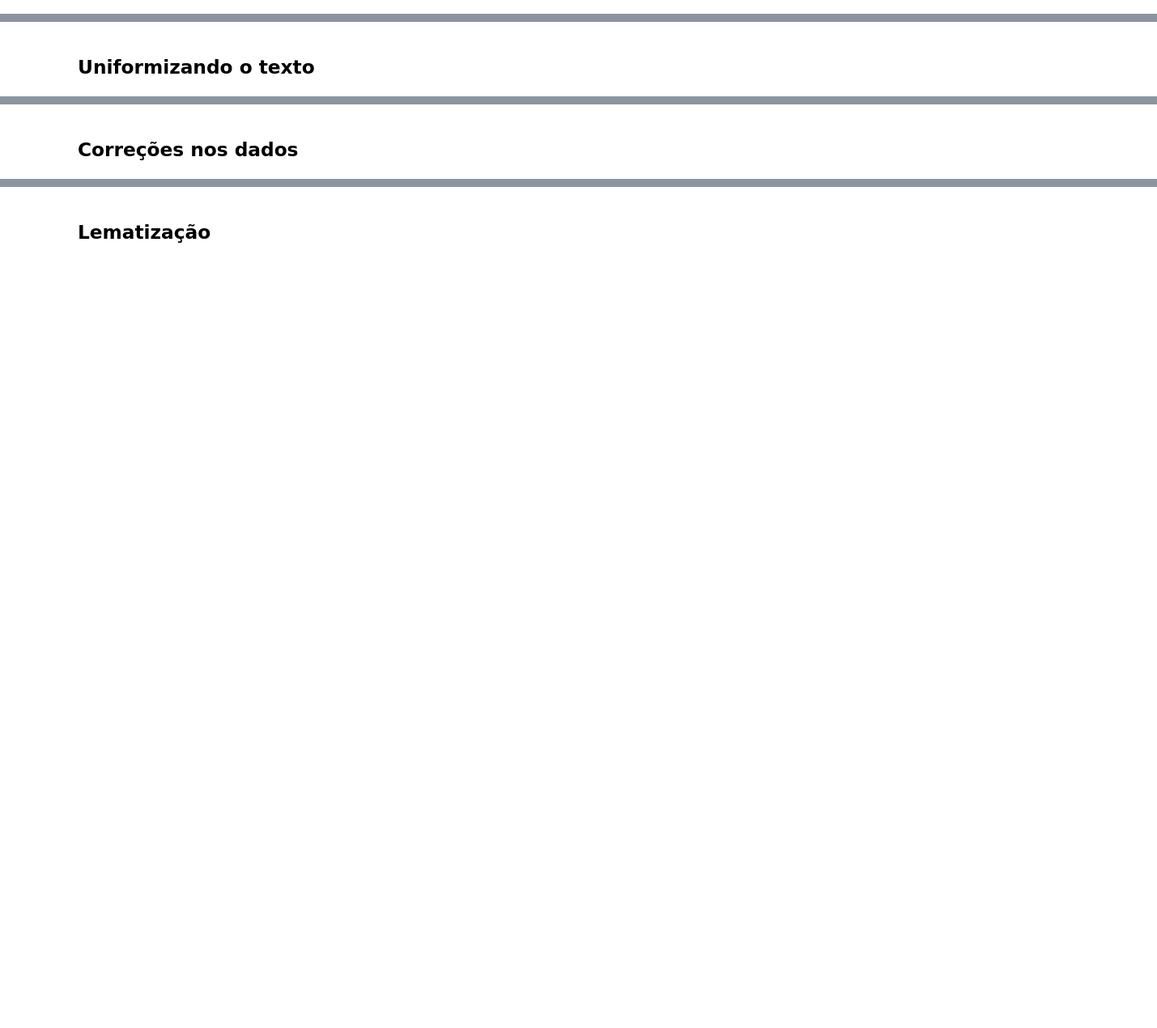
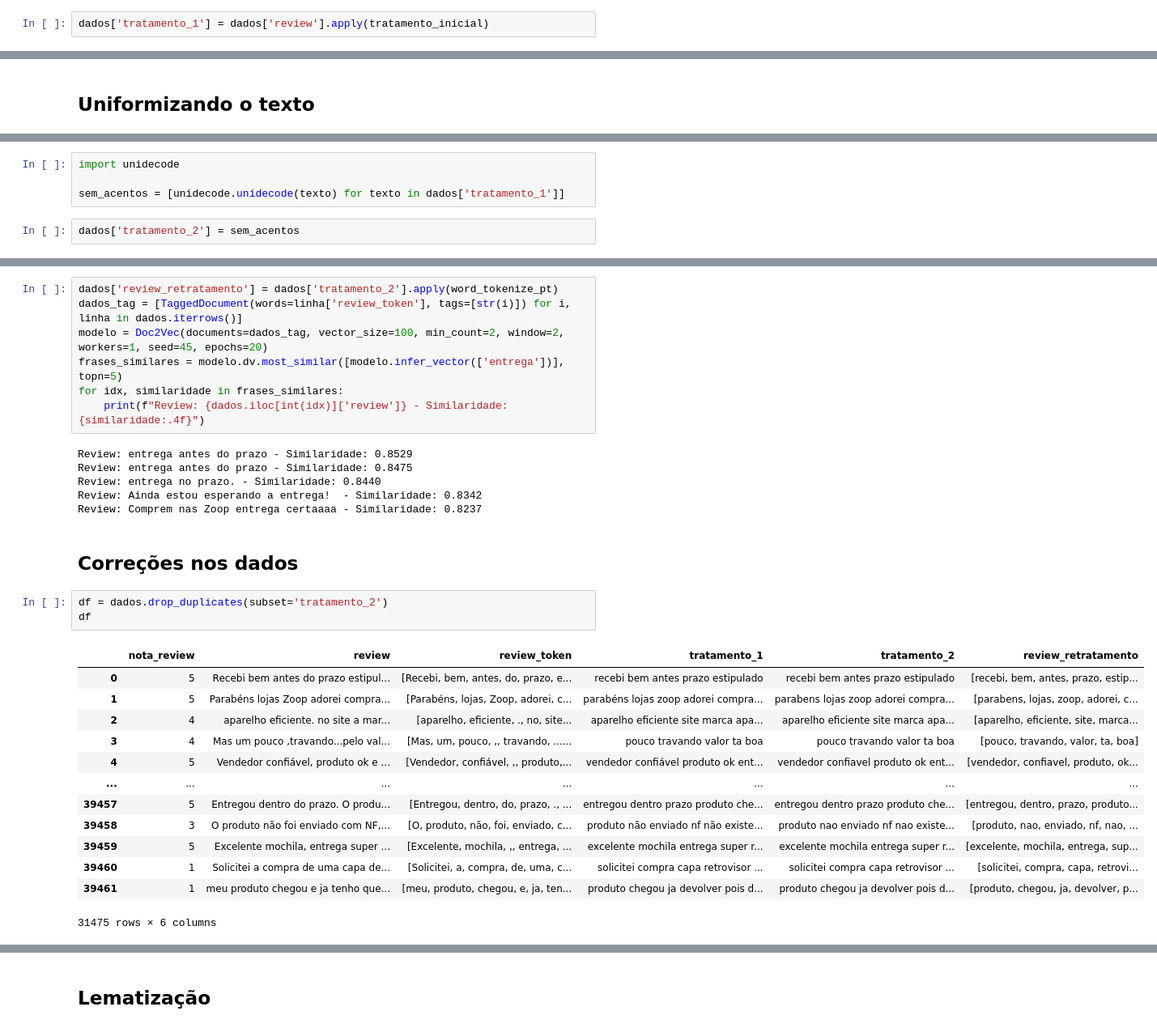
Before and after one commit to marcoamolinaro/machine-learning-alura, a Jupyter notebook: NLP_TrabalhandoSimilaridadeDeSentenca/Notebook_NLP_similaridade.ipynb, the cells around one changed output, grey strips where cells are left out. Shown at 81% size. Saved outputs shown, nothing was run; the diff lists cells and outputs as text; blank space fills up the shorter version.

```diff
--- a/NLP_TrabalhandoSimilaridadeDeSentenca/Notebook_NLP_similaridade.ipynb
+++ b/NLP_TrabalhandoSimilaridadeDeSentenca/Notebook_NLP_similaridade.ipynb
@@ -189,0 +208,2 @@ Review: Muito boa entrega  - Similaridade: 0.8409
+# %%
+dados['tratamento_1'] = dados['review'].apply(tratamento_inicial)
@@ -197,0 +245,6 @@ dados['tratamento_1'][11]
+# %%
+import unidecode
+
+sem_acentos = [unidecode.unidecode(texto) for texto in dados['tratamento_1']]
+# %%
+dados['tratamento_2'] = sem_acentos
@@ -198,4 +268,34 @@ dados['tratamento_1'][11]
+# %%
+dados['review_retratamento'] = dados['tratamento_2'].apply(word_tokenize_pt)
+dados_tag = [TaggedDocument(words=linha['review_token'], tags=[str(i)]) for i, linha in dados.iterrows()]
+modelo = Doc2Vec(documents=dados_tag, vector_size=100, min_count=2, window=2, workers=1, seed=45, epochs=20)
+frases_similares = modelo.dv.most_similar([modelo.infer_vector(['entrega'])], topn=5)
+for idx, similaridade in frases_similares:
+    print(f"Review: {dados.iloc[int(idx)]['review']} - Similaridade: {similaridade:.4f}")
+# %% [output]
+Review: entrega antes do prazo - Similaridade: 0.8529
+Review: entrega antes do prazo - Similaridade: 0.8475
+Review: entrega no prazo. - Similaridade: 0.8440
+Review: Ainda estou esperando a entrega!  - Similaridade: 0.8342
+Review: Comprem nas Zoop entrega certaaaa - Similaridade: 0.8237
 # %% [markdown]
 ## Correções nos dados
+# %%
+df = dados.drop_duplicates(subset='tratamento_2')
+df
+# %% [output]
+|  | nota_review | review | review_token | tratamento_1 | tratamento_2 | review_retratamento |
+| 0 | 5 | Recebi bem antes do prazo estipul... | [Recebi, bem, antes, do, prazo, e... | recebi bem antes prazo estipulado | recebi bem antes prazo estipulado | [recebi, bem, antes, prazo, estip... |
+| 1 | 5 | Parabéns lojas Zoop adorei compra... | [Parabéns, lojas, Zoop, adorei, c... | parabéns lojas zoop adorei compra... | parabens lojas zoop adorei compra... | [parabens, lojas, zoop, adorei, c... |
+| 2 | 4 | aparelho eficiente. no site a mar... | [aparelho, eficiente, ., no, site... | aparelho eficiente site marca apa... | aparelho eficiente site marca apa... | [aparelho, eficiente, site, marca... |
+| 3 | 4 | Mas um pouco ,travando...pelo val... | [Mas, um, pouco, ,, travando, ...... | pouco travando valor ta boa | pouco travando valor ta boa | [pouco, travando, valor, ta, boa] |
+| 4 | 5 | Vendedor confiável, produto ok e ... | [Vendedor, confiável, ,, produto,... | vendedor confiável produto ok ent... | vendedor confiavel produto ok ent... | [vendedor, confiavel, produto, ok... |
+| ... | ... | ... | ... | ... | ... | ... |
+| 39457 | 5 | Entregou dentro do prazo. O produ... | [Entregou, dentro, do, prazo, ., ... | entregou dentro prazo produto che... | entregou dentro prazo produto che... | [entregou, dentro, prazo, produto... |
+| 39458 | 3 | O produto não foi enviado com NF,... | [O, produto, não, foi, enviado, c... | produto não enviado nf não existe... | produto nao enviado nf nao existe... | [produto, nao, enviado, nf, nao, ... |
+| 39459 | 5 | Excelente mochila, entrega super ... | [Excelente, mochila, ,, entrega, ... | excelente mochila entrega super r... | excelente mochila entrega super r... | [excelente, mochila, entrega, sup... |
+| 39460 | 1 | Solicitei a compra de uma capa de... | [Solicitei, a, compra, de, uma, c... | solicitei compra capa retrovisor ... | solicitei compra capa retrovisor ... | [solicitei, compra, capa, retrovi... |
+| 39461 | 1 | meu produto chegou e ja tenho que... | [meu, produto, chegou, e, ja, ten... | produto chegou ja devolver pois d... | produto chegou ja devolver pois d... | [produto, chegou, ja, devolver, p... |
+31475 rows × 6 columns
 # %%
 df['review'][120]
```
Also changed, not shown: parts of 27 cells of this notebook.
